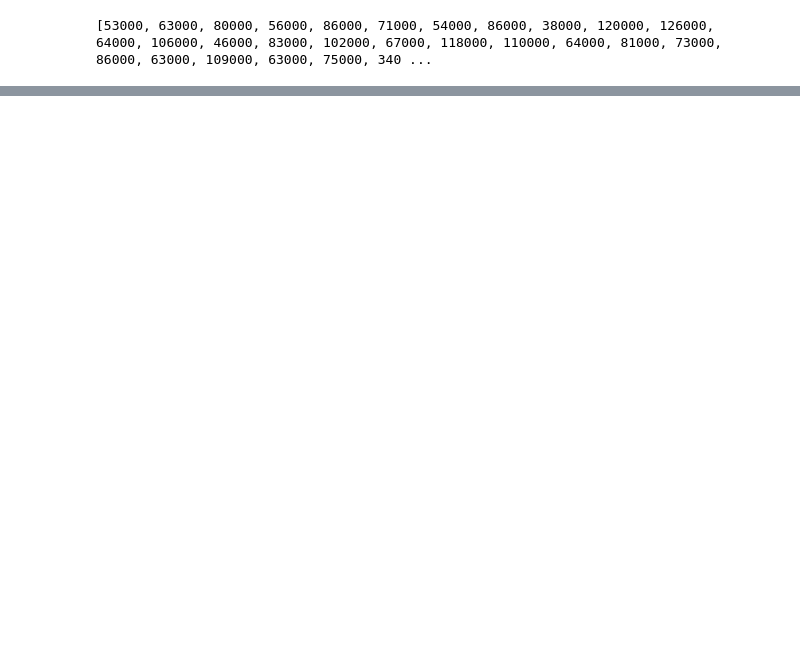
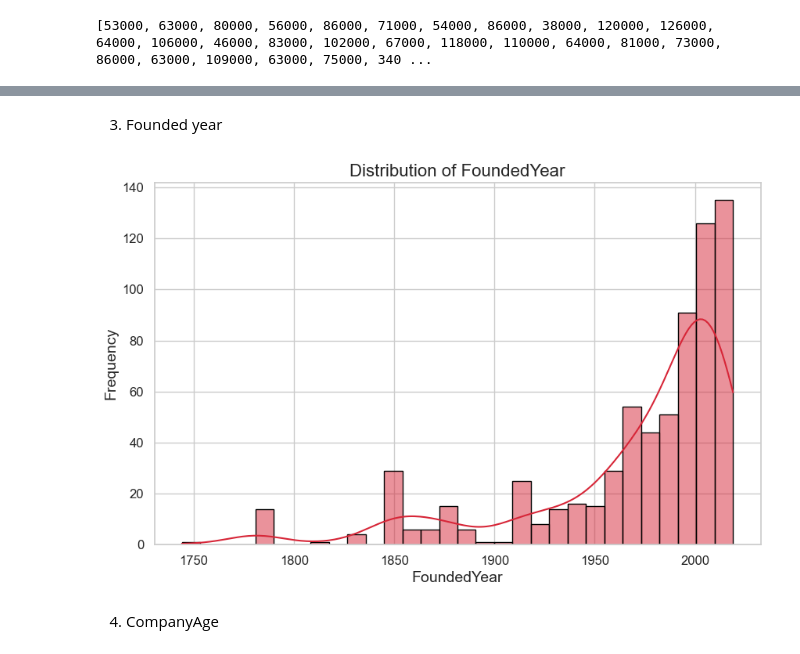
Before and after one commit to Harshadeep693/ds_salary_project, a Jupyter notebook: data_cleaning.ipynb, the cells around one changed output, grey strips where cells are left out. Saved outputs shown, nothing was run; the diff lists cells and outputs as text; code cells hidden in the pictures; blank space fills up the shorter version.

```diff
--- a/data_cleaning.ipynb
+++ b/data_cleaning.ipynb
@@ -259,0 +539,4 @@ df.head()
+# %%
+#The median is generally more robust to skewness and outliers compared to the mean.
+#robust in statistics and data analysis refers to the ability of a method or measure to remain effective and reliable under various conditions
+df['Rating'].fillna(df['Rating'].median(), inplace=True)
@@ -259,0 +558,14 @@ df.head()
+# %%
+df['CompanySize'].fillna('Unknown', inplace=True)
+# %% [markdown]
+3. Founded year
+# %%
+plt.figure(figsize=(10, 6))
+sns.histplot(x='FoundedYear', data=df, bins=30, kde=True, color=custom_colors[0], edgecolor='black')
+
+plt.title('Distribution of FoundedYear', fontsize=16)
+plt.xlabel('FoundedYear', fontsize=14)
+plt.ylabel('Frequency', fontsize=14)
+plt.show()
+# %% [output]
+[figure, added]
@@ -259,0 +574,2 @@ df.head()
+# %% [markdown]
+4. CompanyAge
```
Also changed, not shown: parts of 113 cells of this notebook.
